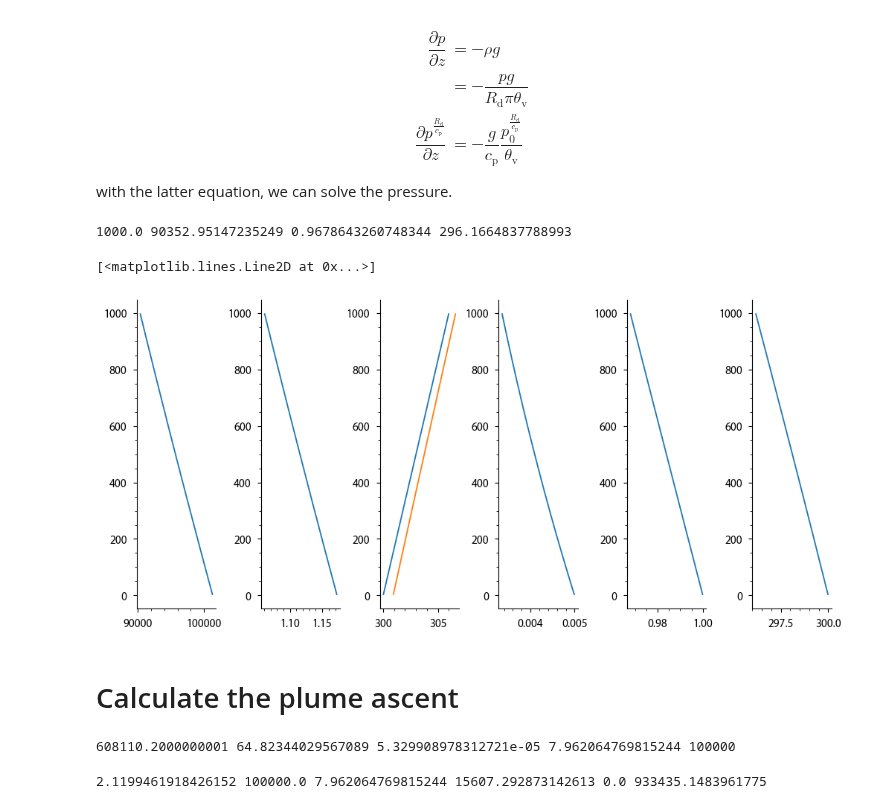
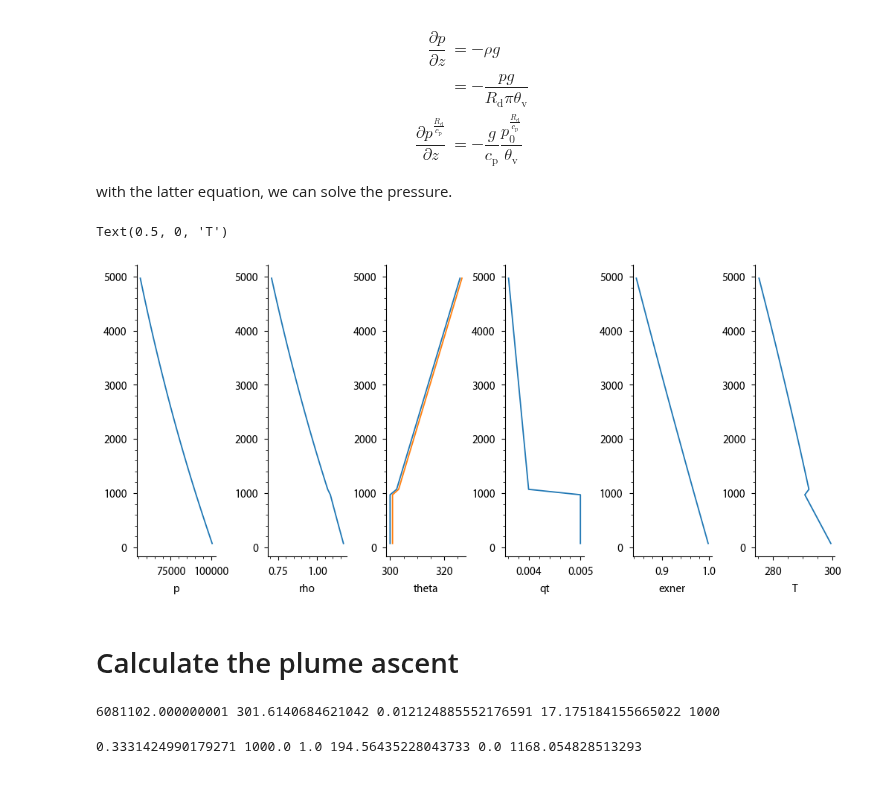
Before and after one commit to Chiil/smallprograms, a Jupyter notebook: fire_plume/Plume_model_step_by_step.ipynb, the cells around one changed output. Saved outputs shown, nothing was run; the diff lists cells and outputs as text; code cells hidden in the pictures.

Commit message:
Fixed a few bugs in the fire model, need to remove dzh now.

```diff
--- a/fire_plume/Plume_model_step_by_step.ipynb
+++ b/fire_plume/Plume_model_step_by_step.ipynb
@@ -40,3 +41,26 @@ qth = 0.005 * np.exp(-zh/Hq)
+# %%
+# Set up the profiles following typical CLASS profiles.
+dz = 100.0
+p0 = 101300.0
+z_top = 5000.0
+
+h_in = 1000
+theta_in = 300
+dtheta_in = 2
+gamma_theta_in = 0.006
+
+qt_in = 0.005
+dqt_in = -0.001
+gamma_qt_in = -0.0001e-3
+
+z = np.arange(h0_fire+dz/2, z_top, dz)
+zh = np.arange(h0_fire, z_top+dz/2, dz)
+
+theta = np.where(z < h_in, theta_in, theta_in + dtheta_in + gamma_theta_in * (z-h_in))
+thetah = np.where(zh < h_in, theta_in, theta_in + dtheta_in + gamma_theta_in * (zh-h_in))
+
+qt = np.where(z < h_in, qt_in, qt_in + dqt_in + gamma_qt_in * (z-h_in))
+qth = np.where(zh < h_in, qt_in, qt_in + dqt_in + gamma_qt_in * (zh-h_in))
 # %% [markdown]
 First, we assume that the environment is dry, and we compute the ambient pressure. We use the gas law for moist air.
 $$
@@ -78,40 +102,42 @@ Th = exnerh*thetah
 
 rho = p / (Rd * exner * thetav)
 rhoh = ph / (Rd * exnerh * thetavh)
-
-print(zh[-1], ph[-1], exnerh[-1], Th[-1])
-# %% [output]
-1000.0 90352.95147235249 0.9678643260748344 296.1664837788993
 # %%
 plt.figure(figsize=(10, 4.5), constrained_layout=True)
 plt.subplot(161)
 plt.plot(p, z)
+plt.xlabel("p")
 plt.subplot(162)
 plt.plot(rho, z)
+plt.xlabel("rho")
 plt.subplot(163)
 plt.plot(theta, z)
 plt.plot(thetav, z)
+plt.xlabel("theta")
 plt.subplot(164)
 plt.plot(qt, z)
+plt.xlabel("qt")
 plt.subplot(165)
 plt.plot(exner, z)
+plt.xlabel("exner")
 plt.subplot(166)
 plt.plot(T, z)
+plt.xlabel("T")
 # %% [output]
-[<matplotlib.lines.Line2D at 0x...>]
+Text(0.5, 0, 'T')
-[figure, old version]
+[figure, new version]
 # %% [markdown]
 # Calculate the plume ascent
 # %%
-area_bot = L_fire * d_fire
+area_fire = L_fire * d_fire
 F_fire = omega_fire * C_fire * v_fire / d_fire * (1 - radiative_loss_fire)
-F_q_fire = 0.5 # [kg/kg] Can do this following Luderer et al, would be better...
+F_q_fire = 0.1 * F_fire
 
 w_bot = (3 * g * F_fire * h0_fire / (2 * rho[0] * cp * thetav[0]))**(1./3)
 dtheta = F_fire / (rho[0] * cp * w_bot)
-dqv = F_q_fire / (rho[0] * cp * w_bot)
+dqv = F_q_fire / (rho[0] * Lv * w_bot)
 
-print(F_fire, dtheta, dqv, w_bot, area_bot)
+print(F_fire, dtheta, dqv, w_bot, area_fire)
 # %% [output]
-608110.2000000001 64.82344029567089 5.329908978312721e-05 7.962064769815244 100000
+6081102.000000001 301.6140684621042 0.012124885552176591 17.175184155665022 1000
 # %%
@@ -136,14 +161,14 @@ theta_plume[0] += dtheta
 qt_plume[0] += dqv
 dthetav_bot = theta_plume[0] * (1 + (Rv/Rd - 1)*qt_plume[0]) - thetav[0]
 b_plume[0] = g/thetav[0] * dthetav_bot
-area_plume[0] = area_bot
+area_plume[0] = area_fire
 w_plume[0] = w_bot
 m_plume[0] = rho[0] * area_plume[0] * w_plume[0]
 e_plume[0] = rho[0] * area_plume[0] / (2*w_plume[0]) * b_plume[0]
 
 print(b_plume[0], area_plume[0], w_plume[0], e_plume[0], d_plume[0], m_plume[0])
 # %% [output]
-2.1199461918426152 100000.0 7.962064769815244 15607.292873142613 0.0 933435.1483961775
+0.3331424990179271 1000.0 1.0 194.56435228043733 0.0 1168.054828513293
 # %%
 # Loop through the profile
 for i in range(1, len(z)):
```
Also changed, not shown: parts of 6 cells of this notebook.
